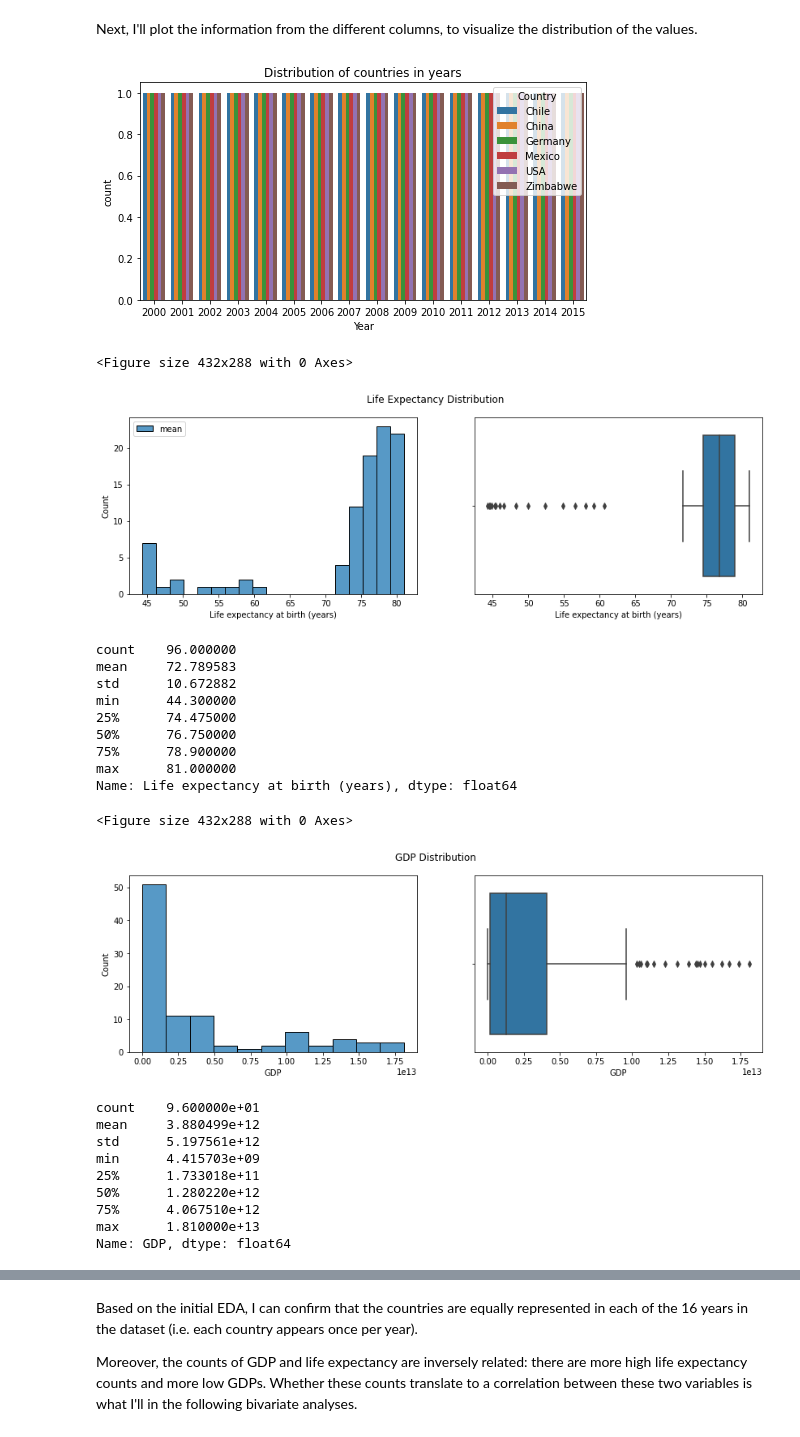
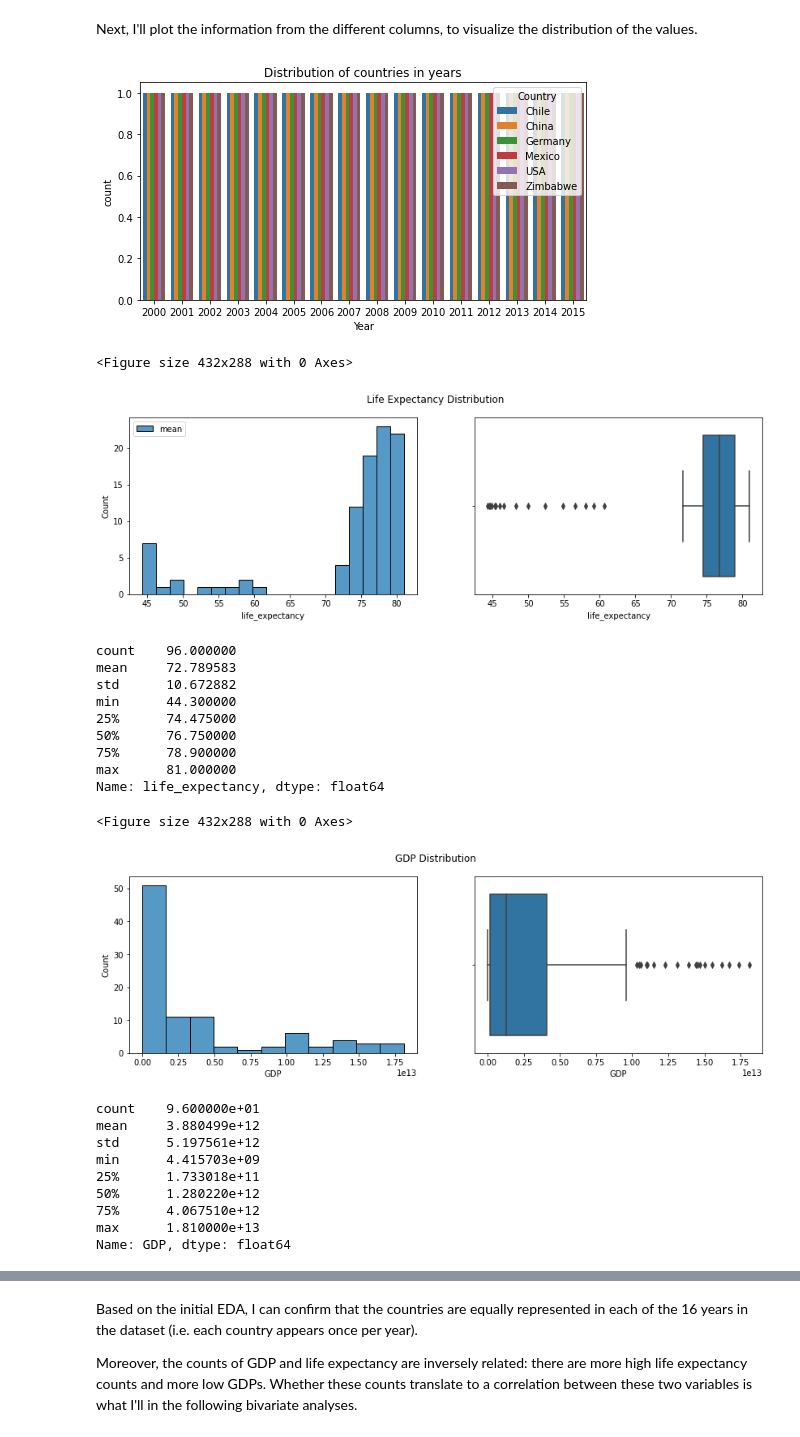
Before and after one commit to MarcoCamilo/Life-Expectancy-and-GDP-Starter, a Jupyter notebook: life_expectancy_gdp.ipynb, the cells around one changed output, grey strips where cells are left out. Saved outputs shown, nothing was run; the diff lists cells and outputs as text; code cells hidden in the pictures.

```diff
--- a/life_expectancy_gdp.ipynb
+++ b/life_expectancy_gdp.ipynb
@@ -27,6 +27,7 @@ print(df.Year.value_counts())
 print(f'\nThere are {len(df.Year.value_counts())} years entered in this DataFrame')
 
 df.replace("United States of America", "USA", inplace=True)
+df.rename(columns = {'Life expectancy at birth (years)': 'life_expectancy'}, inplace=True)
 # %% [output]
 -------------------Column Info-------------------
 <class 'pandas.core.frame.DataFrame'>
@@ -54,37 +55,37 @@ Next, I'll plot the information from the different columns, to visualize the dis
 # %%
 plt.figure(figsize = (8,4))
 sn.countplot(data = df, x = 'Year', hue = 'Country')
 plt.title('Distribution of countries in years')
 plt.show()
 plt.clf()
 
 plt.figure(figsize = (14,4))
 plt.suptitle('Life Expectancy Distribution')
 plt.subplot(1,2,1)
-sn.histplot(data = df, x = 'Life expectancy at birth (years)')
+sn.histplot(data = df, x = 'life_expectancy')
 plt.legend(['mean'])
 plt.subplot(1,2,2)
-sn.boxplot(data = df, x = 'Life expectancy at birth (years)')
+sn.boxplot(data = df, x = 'life_expectancy')
 plt.show()
 plt.clf()
 
-print(df['Life expectancy at birth (years)'].describe())
+print(df['life_expectancy'].describe())
 
 plt.figure(figsize = (14,4))
 plt.suptitle('GDP Distribution')
 plt.subplot(1,2,1)
 sn.histplot(data = df, x = 'GDP')
 
 plt.subplot(1,2,2)
 sn.boxplot(data = df, x = 'GDP')
 plt.show()
 plt.clf()
 
 print(df.GDP.describe())
 # %% [output]
 [figure]
 <Figure size 432x288 with 0 Axes>
-[figure, old version]
+[figure, new version]
 count    96.000000
 mean     72.789583
 std      10.672882
@@ -93,7 +94,7 @@ min      44.300000
 50%      76.750000
 75%      78.900000
 max      81.000000
-Name: Life expectancy at birth (years), dtype: float64
+Name: life_expectancy, dtype: float64
 <Figure size 432x288 with 0 Axes>
 [figure]
 count    9.600000e+01
```
Also changed, not shown: parts of 14 cells of this notebook.
